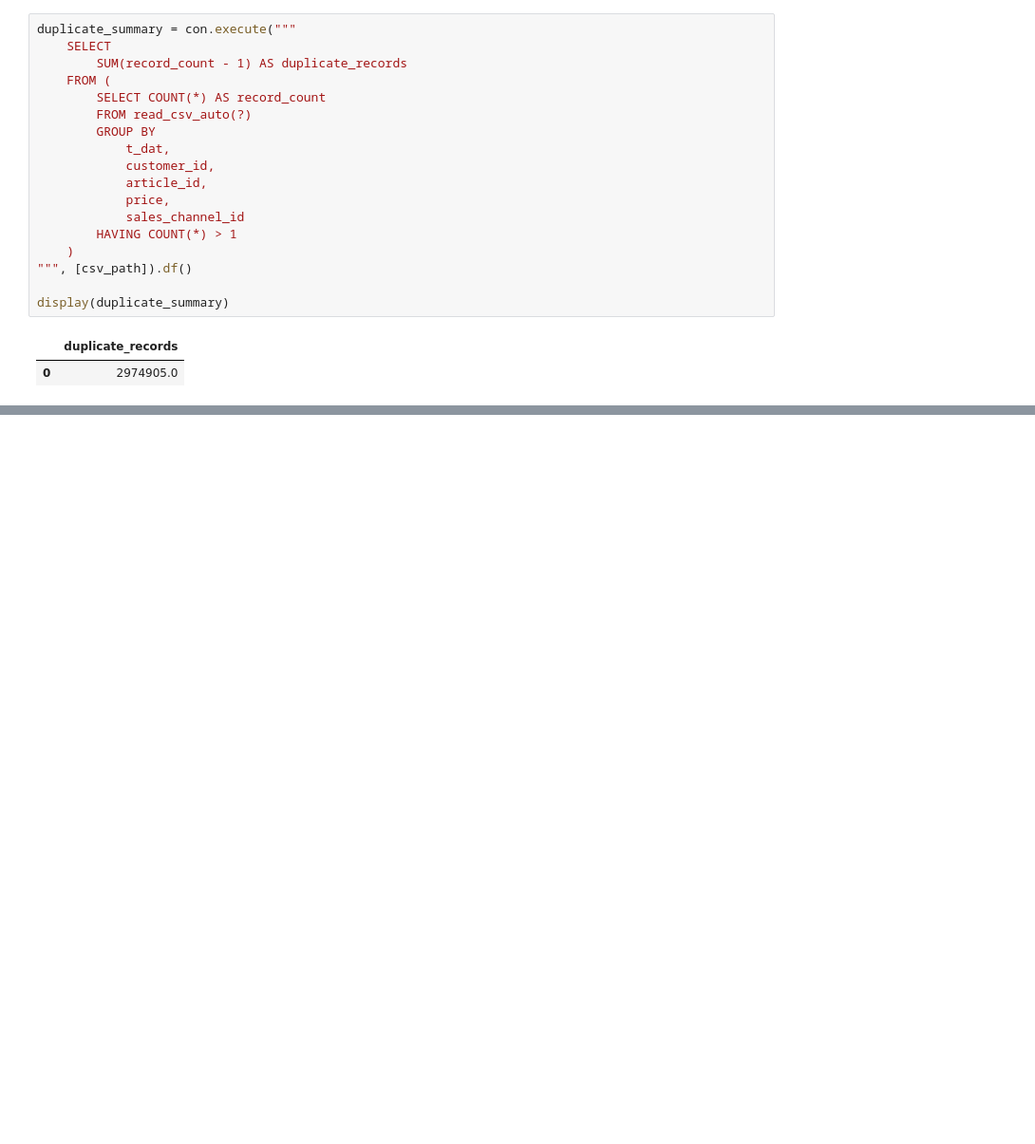
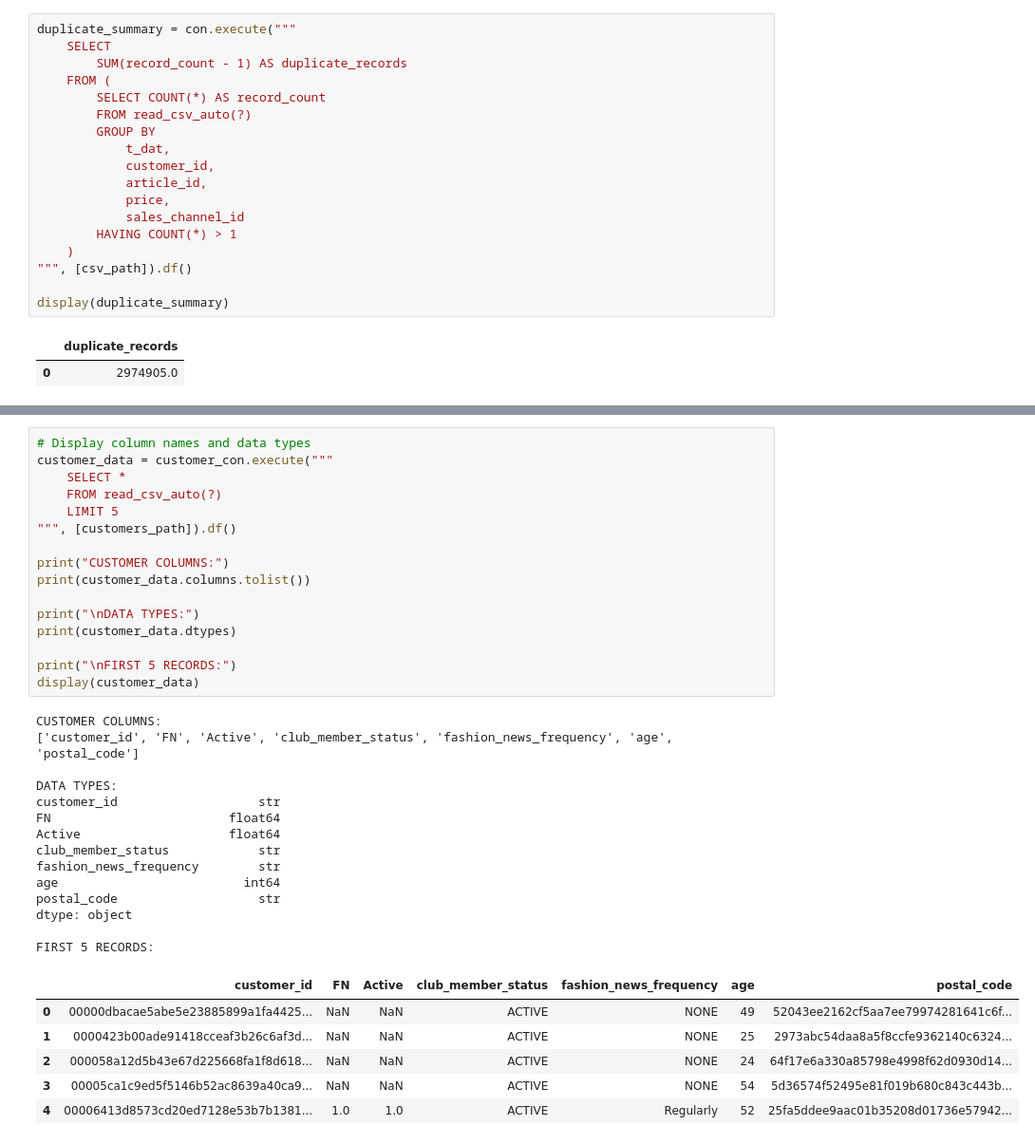
Before and after one commit to vinujih/Final-Year-Project, a Jupyter notebook: notebooks/02_dataset_inspection.ipynb, the cells around one changed output, grey strips where cells are left out. Shown at 95% size. Drawn from its saved outputs; the diff is of its cells as text; blank space fills up the shorter version.

```diff
--- a/notebooks/02_dataset_inspection.ipynb
+++ b/notebooks/02_dataset_inspection.ipynb
@@ -117,0 +212,37 @@ display(duplicate_summary)
+# %%
+# Display column names and data types
+customer_data = customer_con.execute("""
+    SELECT *
+    FROM read_csv_auto(?)
+    LIMIT 5
+""", [customers_path]).df()
+
+print("CUSTOMER COLUMNS:")
+print(customer_data.columns.tolist())
+
+print("\nDATA TYPES:")
+print(customer_data.dtypes)
+
+print("\nFIRST 5 RECORDS:")
+display(customer_data)
+# %% [output]
+CUSTOMER COLUMNS:
+['customer_id', 'FN', 'Active', 'club_member_status', 'fashion_news_frequency', 'age', 'postal_code']
+
+DATA TYPES:
+customer_id                   str
+FN                        float64
+Active                    float64
+club_member_status            str
+fashion_news_frequency        str
+age                         int64
+postal_code                   str
+dtype: object
+
+FIRST 5 RECORDS:
+|  | customer_id | FN | Active | club_member_status | fashion_news_frequency | age | postal_code |
+| 0 | 00000dbacae5abe5e23885899a1fa4425... | NaN | NaN | ACTIVE | NONE | 49 | 52043ee2162cf5aa7ee79974281641c6f... |
+| 1 | 0000423b00ade91418cceaf3b26c6af3d... | NaN | NaN | ACTIVE | NONE | 25 | 2973abc54daa8a5f8ccfe9362140c6324... |
+| 2 | 000058a12d5b43e67d225668fa1f8d618... | NaN | NaN | ACTIVE | NONE | 24 | 64f17e6a330a85798e4998f62d0930d14... |
+| 3 | 00005ca1c9ed5f5146b52ac8639a40ca9... | NaN | NaN | ACTIVE | NONE | 54 | 5d36574f52495e81f019b680c843c443b... |
+| 4 | 00006413d8573cd20ed7128e53b7b1381... | 1.0 | 1.0 | ACTIVE | Regularly | 52 | 25fa5ddee9aac01b35208d01736e57942... |
```
Also changed, not shown: parts of 9 cells of this notebook, 6 other files.
